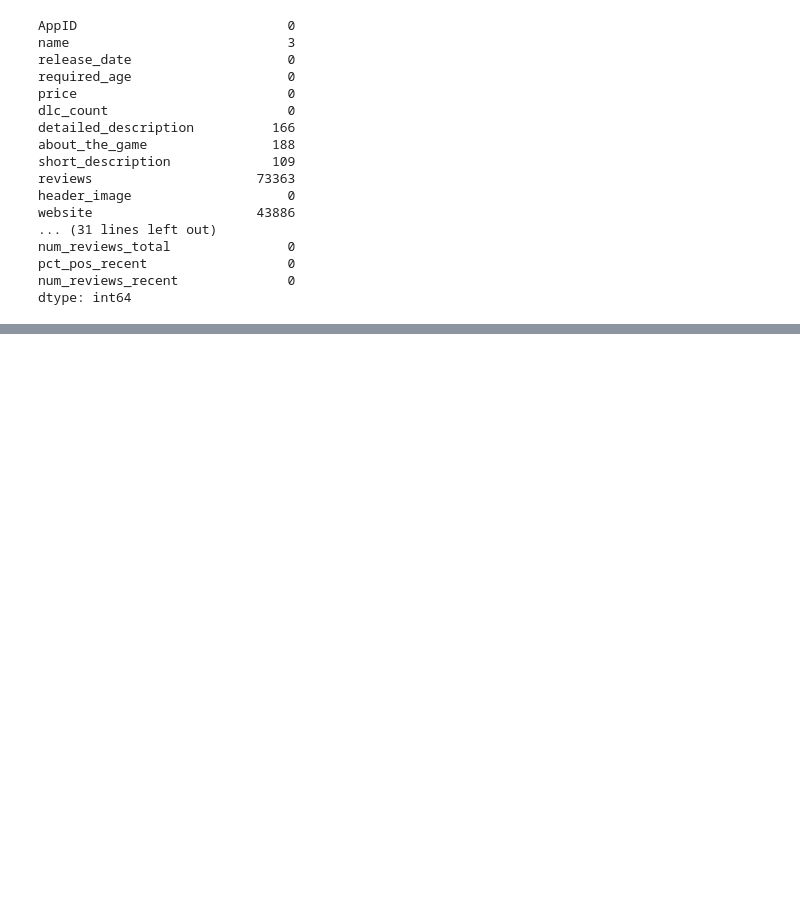
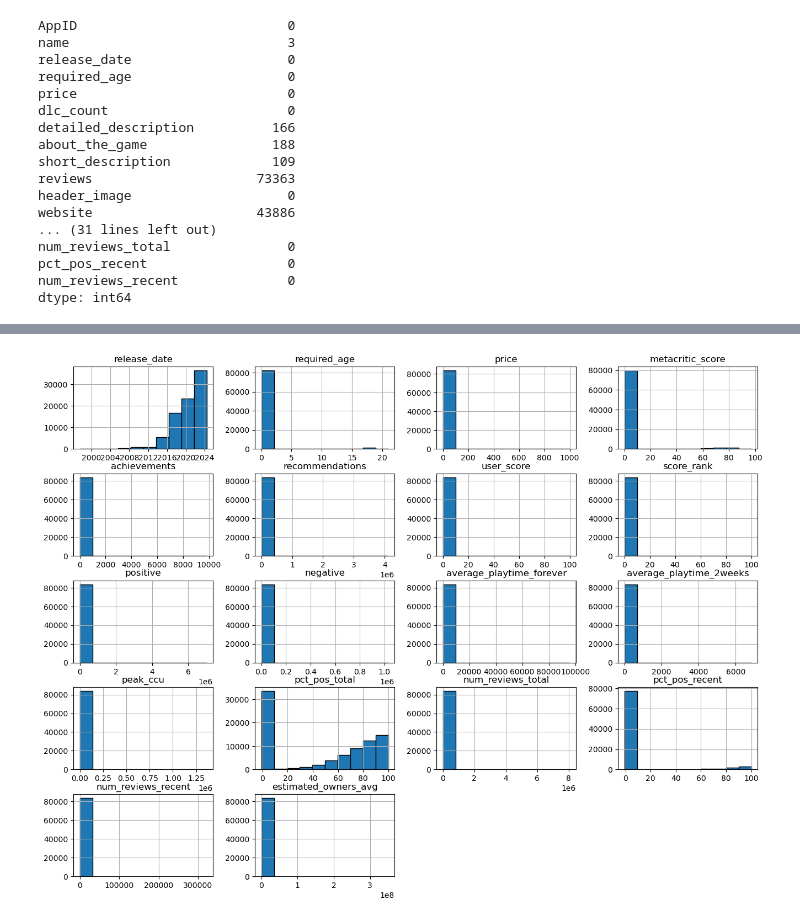
Before and after one commit to DylanNg2412/Python_Project_CU5, a Jupyter notebook: Capstone_Project.ipynb, the cells around one changed output, grey strips where cells are left out. Cells and saved outputs as stored; diff of their text form; code cells hidden in the pictures; blank space fills up the shorter version.

```diff
--- a/Capstone_Project.ipynb
+++ b/Capstone_Project.ipynb
@@ -33,0 +114,3 @@ dtype: int64
+# %%
+df['release_date'] = pd.to_datetime(df['release_date'], errors='coerce')
+print(df['release_date'].head())
@@ -33,0 +146,2 @@ dtype: int64
+# %%
+df = df.drop(columns = columns_to_drop)
@@ -33,0 +182,3 @@ dtype: int64
+# %%
+df['score_rank'].fillna(0, inplace = True)
+df['score_rank'].sort_values(ascending = False)
@@ -33,0 +219,16 @@ dtype: int64
+# %%
+# Split the 'estimated_owners' range into two columns: lower and upper bound
+df[['lower_bound', 'upper_bound']] = df['estimated_owners'].str.split(' - ', expand=True)
+
+# Convert to numeric
+df['lower_bound'] = pd.to_numeric(df['lower_bound'], errors='coerce')
+df['upper_bound'] = pd.to_numeric(df['upper_bound'], errors='coerce')
+
+# Calculate the average of the lower and upper bound
+df['estimated_owners_avg'] = (df['lower_bound'] + df['upper_bound']) / 2
+
+# Drop the lower and upper bound columns if its not needed
+df = df.drop(columns=['lower_bound', 'upper_bound'])
+
+# Check the result
+df[['estimated_owners', 'estimated_owners_avg']].head()
@@ -33,0 +266,5 @@ dtype: int64
+# %%
+df.hist(figsize = ( 16, 12 ), edgecolor='black')
+plt.show()
+# %% [output]
+[figure, added]
```
Also changed, not shown: parts of 52 cells of this notebook, 1 other file.
